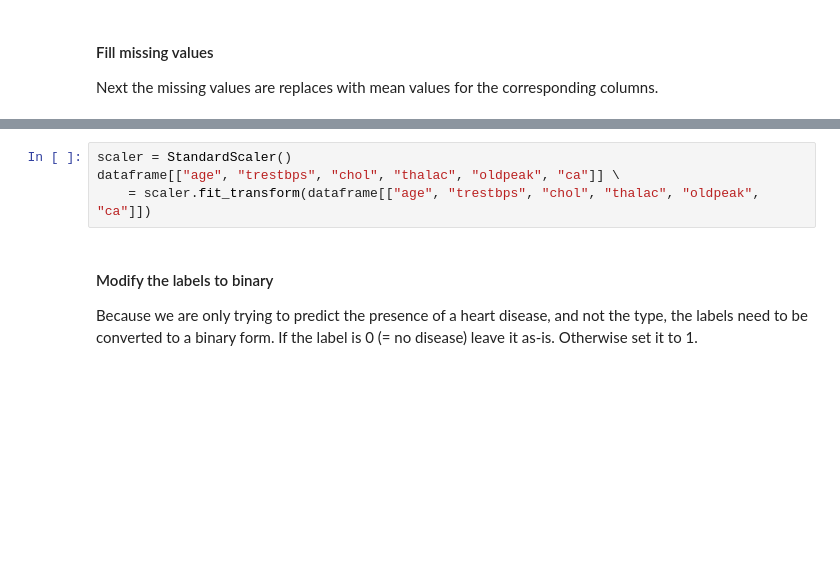
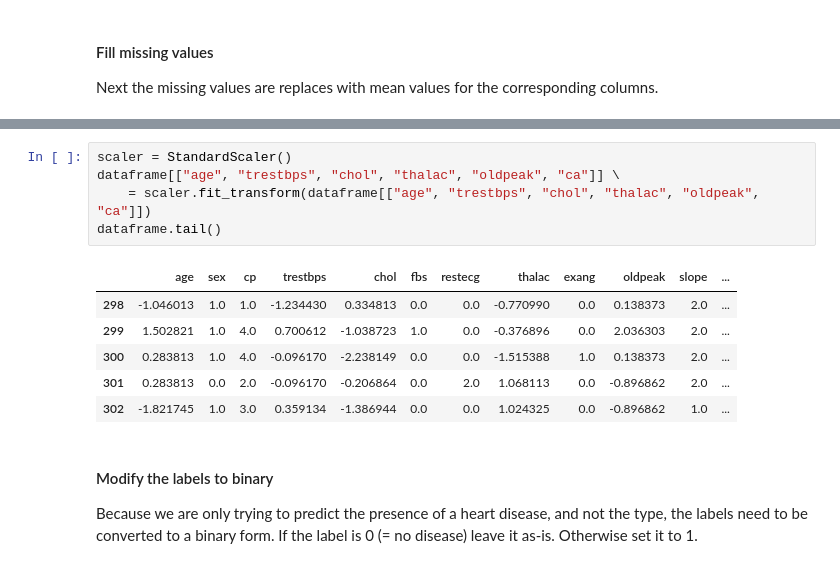
Before and after one commit to JNuutinen/cognitive-systems-for-health-technology, a Jupyter notebook: case_1_heart_disease_classification_nuutinen.ipynb, the cells around one changed output, grey strips where cells are left out. Drawn from its saved outputs; the diff is of its cells as text; blank space fills up the shorter version.

```diff
--- a/case_1_heart_disease_classification_nuutinen.ipynb
+++ b/case_1_heart_disease_classification_nuutinen.ipynb
@@ -137,7 +174,15 @@ The next step is to normalize all the numeric values, to get them all to be in s
 # %%
 scaler = StandardScaler()
 dataframe[["age", "trestbps", "chol", "thalac", "oldpeak", "ca"]] \
     = scaler.fit_transform(dataframe[["age", "trestbps", "chol", "thalac", "oldpeak", "ca"]])
+dataframe.tail()
+# %% [output]
+|  | age | sex | cp | trestbps | chol | fbs | restecg | thalac | exang | oldpeak | slope | ... |
+| 298 | -1.046013 | 1.0 | 1.0 | -1.234430 | 0.334813 | 0.0 | 0.0 | -0.770990 | 0.0 | 0.138373 | 2.0 | ... |
+| 299 | 1.502821 | 1.0 | 4.0 | 0.700612 | -1.038723 | 1.0 | 0.0 | -0.376896 | 0.0 | 2.036303 | 2.0 | ... |
+| 300 | 0.283813 | 1.0 | 4.0 | -0.096170 | -2.238149 | 0.0 | 0.0 | -1.515388 | 1.0 | 0.138373 | 2.0 | ... |
+| 301 | 0.283813 | 0.0 | 2.0 | -0.096170 | -0.206864 | 0.0 | 2.0 | 1.068113 | 0.0 | -0.896862 | 2.0 | ... |
+| 302 | -1.821745 | 1.0 | 3.0 | 0.359134 | -1.386944 | 0.0 | 0.0 | 1.024325 | 0.0 | -0.896862 | 1.0 | ... |
 # %% [markdown]
 #### Modify the labels to binary
 Because we are only trying to predict the presence of a heart disease, and not the type, the labels need to be converted to a binary form. If the label is 0 (= no disease) leave it as-is. Otherwise set it to 1.
```
Also changed, not shown: parts of 22 cells of this notebook.
